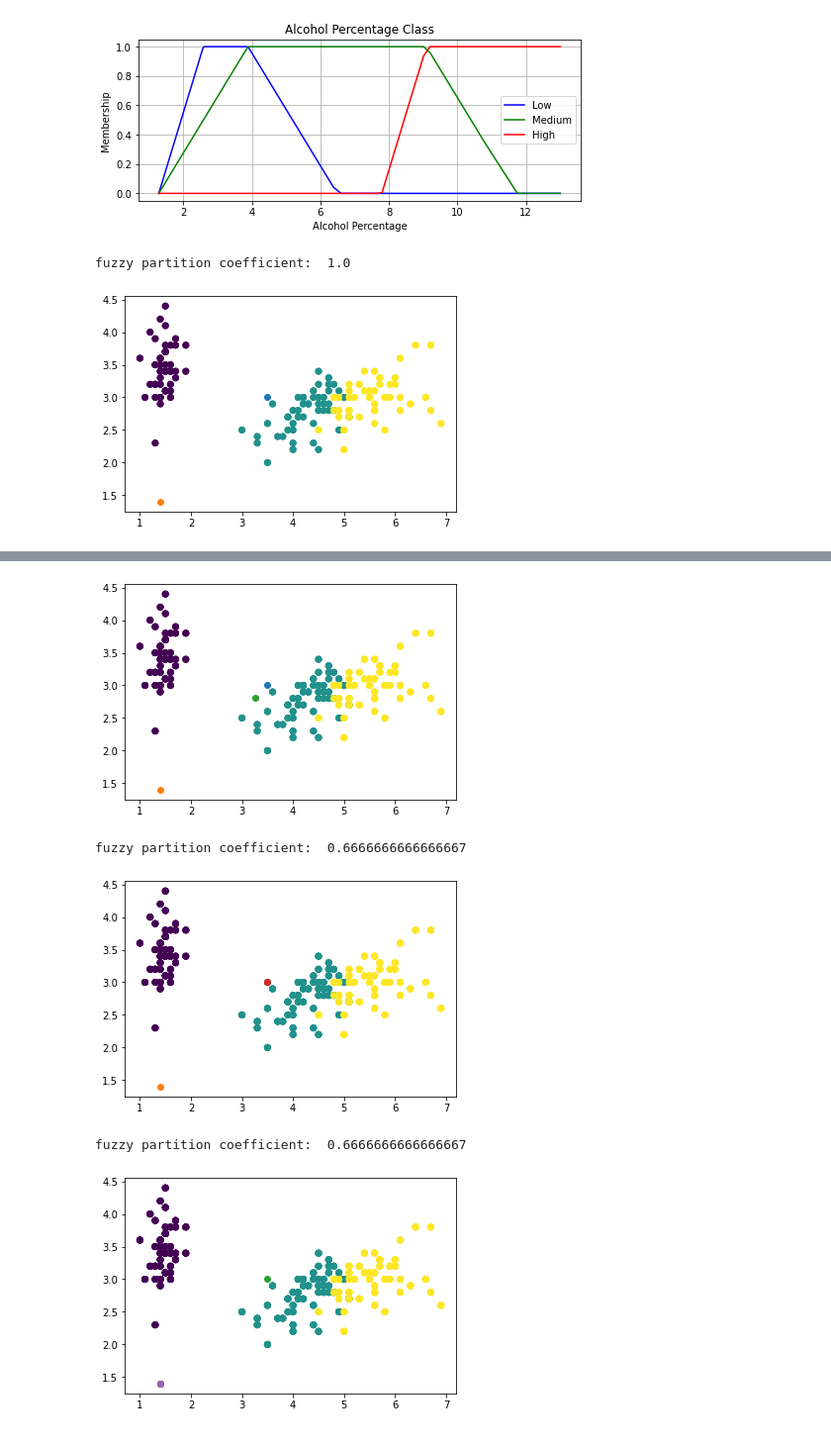
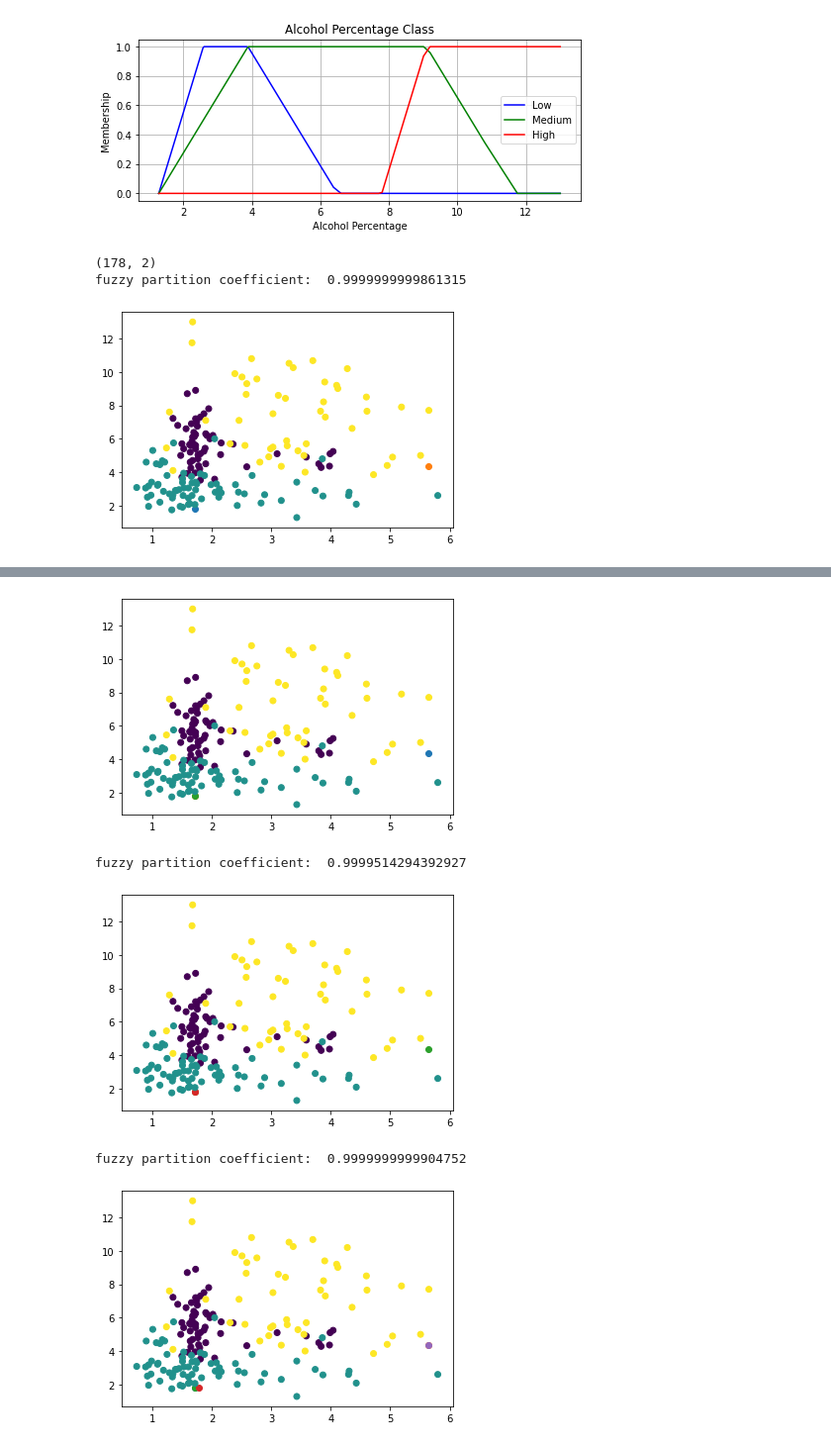
Before and after one commit to foreverloop/fuzz, a Jupyter notebook: fuzzy_notes.ipynb, the cells around one changed output, grey strips where cells are left out. Shown at 99% size. Cells and saved outputs as stored; diff of their text form; code cells hidden in the pictures.

```diff
--- a/fuzzy_notes.ipynb
+++ b/fuzzy_notes.ipynb
@@ -13,0 +16,10 @@ df_wine = pd.read_csv('wine_clean.csv')
+# %%
+df_wine = pd.read_csv('wine_clean.csv')
+print(df_wine.columns)
+scaler = MinMaxScaler()
+df_wine[df_wine.columns] = scaler.fit_transform(df_wine[df_wine.columns])
+
+
+plt.scatter(df_wine['Proline'],df_wine['Color intensity'],c=df_wine['wine type'])
+plt.show()
+df_wine.head()
@@ -13,0 +39,9 @@ df_wine = pd.read_csv('wine_clean.csv')
+# %%
+k2, p = stats.normaltest(df_wine['Malic acid'])
+print(k2,p)
+plt.hist(df_wine['Malic acid'])
+plt.show()
+plt.hist(df_wine['Color intensity'])
+plt.show()
+plt.scatter(df_wine['Malic acid'],range(len(df_wine)))
+plt.show()
@@ -102,15 +147,17 @@ plt.show()
 # %% [output]
 [figure]
 # %%
-chosen_columns = np.hstack((iris_col_3,iris_col_2))
+#chosen_columns = np.hstack((iris_col_3,iris_col_2))
+print(np.shape(df_wine[['Malic acid','Color intensity']].values))
 for x in range(2,6):
-    cntr, u, u0, d, jm, p, fpc = fuzz.cluster.cmeans(chosen_columns, c = x, m = 2,
+    cntr, u, u0, d, jm, p, fpc = fuzz.cluster.cmeans(df_wine[['Malic acid','Color intensity']].values, c = x, m = 2,
                                                  error = 0.005, maxiter = 1000, init=None)
     print('fuzzy partition coefficient: ',fpc)
     for x in cntr:
         plt.scatter(x[0],x[1])
-        plt.scatter(iris_col_3,iris_col_2,c=iris.target)
+    plt.scatter(df_wine['Malic acid'],df_wine['Color intensity'],c=df_wine['wine type'])
     plt.show()
 # %% [output]
-fuzzy partition coefficient:  1.0
+(178, 2)
+fuzzy partition coefficient:  0.9999999999861315
-[figure, old version]
+[figure, new version]
@@ -118,5 +165,5 @@ fuzzy partition coefficient:  1.0
-[figure, old version]
+[figure, new version]
-fuzzy partition coefficient:  0.6666666666666667
+fuzzy partition coefficient:  0.9999514294392927
-[figure, old version]
+[figure, new version]
-fuzzy partition coefficient:  0.6666666666666667
+fuzzy partition coefficient:  0.9999999999904752
-[figure, old version]
+[figure, new version]
```
Also changed, not shown: parts of 8 cells of this notebook.
